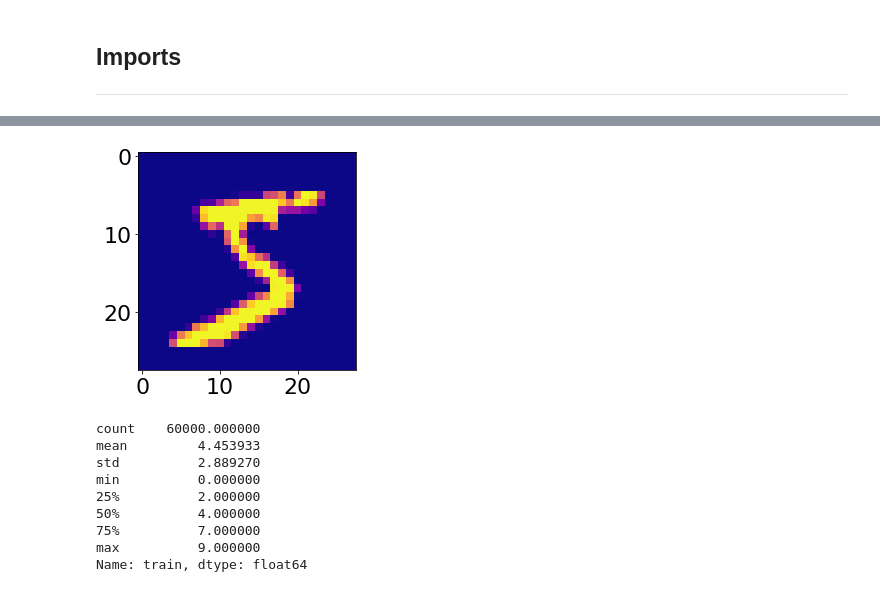
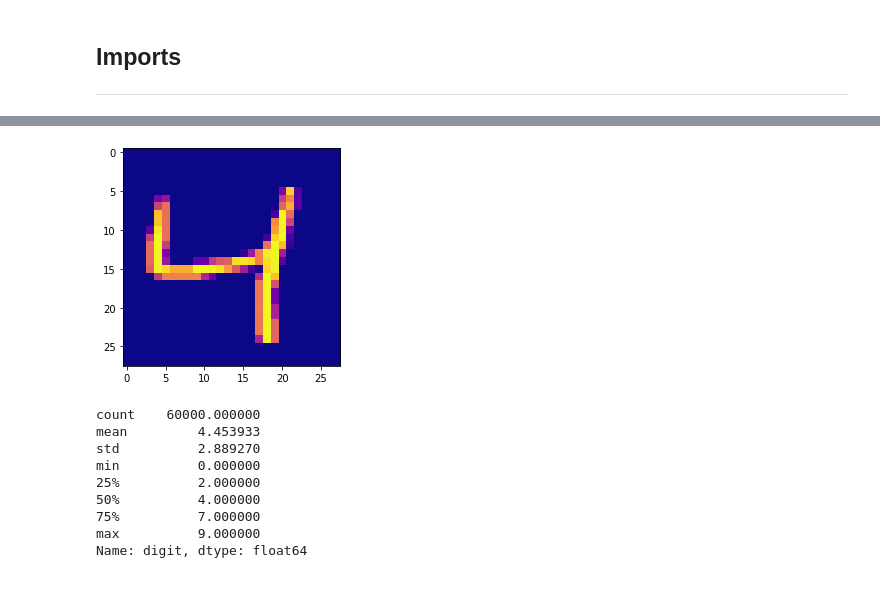
Before and after one commit to alexandre-pinon/zoidberg-2.0, a Jupyter notebook: bootstrap.ipynb, the cells around one changed output, grey strips where cells are left out. Saved outputs shown, nothing was run; the diff lists cells and outputs as text; code cells hidden in the pictures.

```diff
--- a/bootstrap.ipynb
+++ b/bootstrap.ipynb
@@ -49,21 +43,22 @@ plt.legend()
 # %%
-def show_image(pixels):
-  img = np.reshape(pixels, (28, 28))
-  plt.imshow(img, cmap='plasma')
+def show_image(n_image):
+    pixels = df_train.drop('digit', axis=1).iloc[n_image].values
+    img = np.reshape(pixels, (28, 28))
+    plt.imshow(img, cmap='plasma')
-# %%
-show_image(X_train.iloc[0].values)
-# %% [output]
-[figure, removed]
-# %%
-y_train.describe()
-# %% [output]
-count    60000.000000
-mean         4.453933
-std          2.889270
-min          0.000000
-25%          2.000000
-50%          4.000000
-75%          7.000000
-max          9.000000
-Name: train, dtype: float64
+# %%
+show_image(2)
+# %% [output]
+[figure, added]
+# %%
+df_train['digit'].describe()
+# %% [output]
+count    60000.000000
+mean         4.453933
+std          2.889270
+min          0.000000
+25%          2.000000
+50%          4.000000
+75%          7.000000
+max          9.000000
+Name: digit, dtype: float64
 # %%
```
Also changed, not shown: parts of 18 cells of this notebook, 2 other files.
